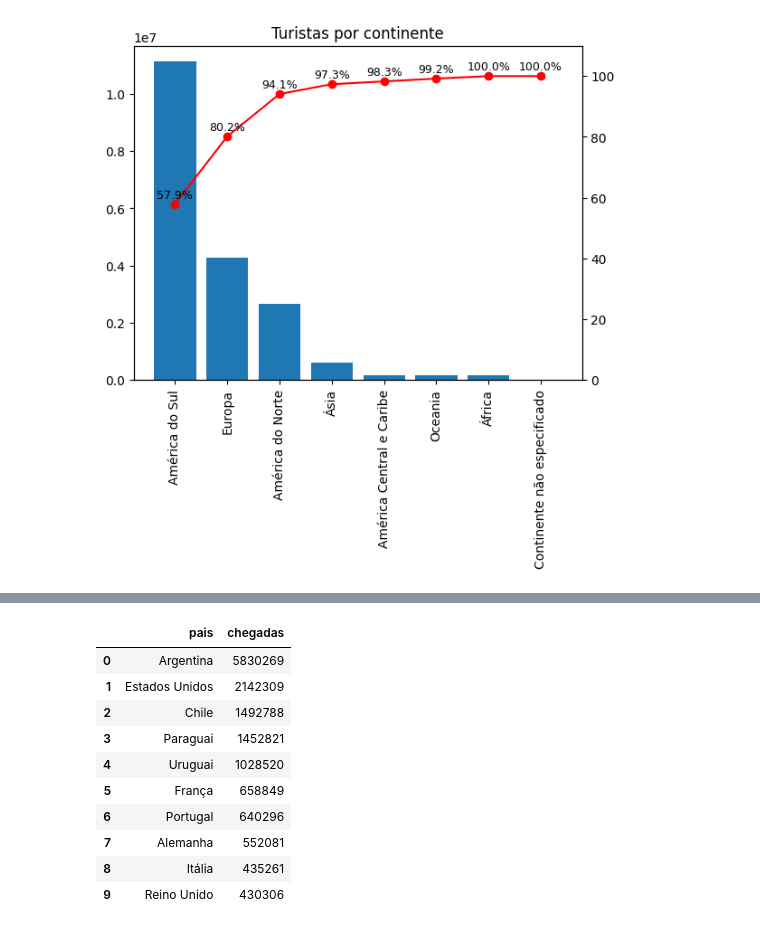
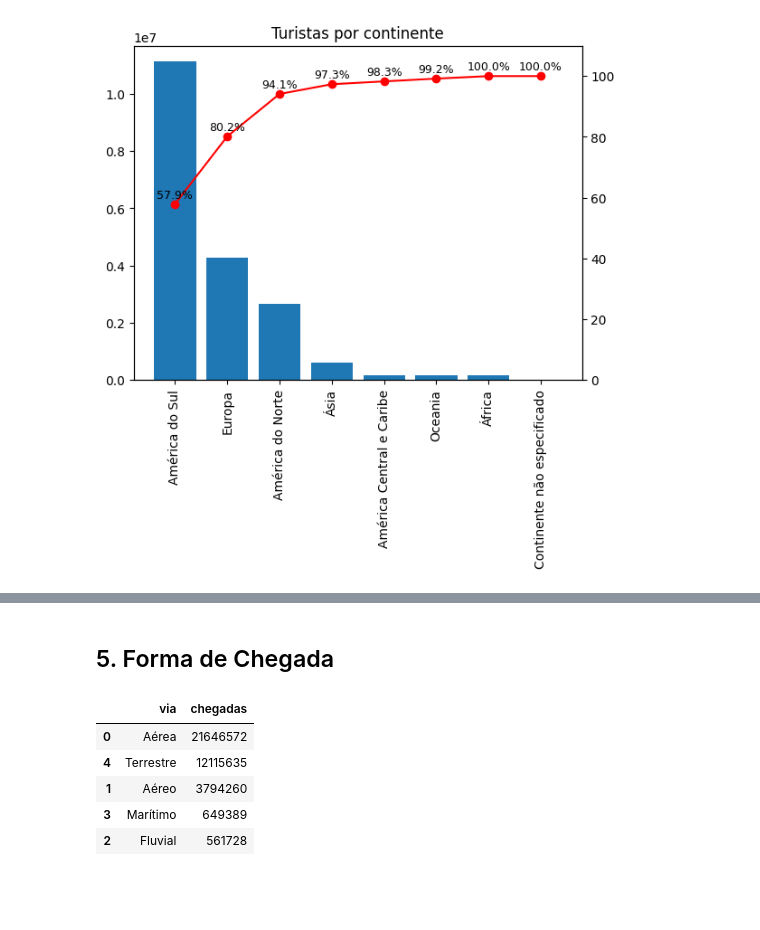
Before and after one commit to Daniel-Britto/turistas_no_brasil, a Jupyter notebook: analise.ipynb, the cells around one changed output, grey strips where cells are left out. Cells and saved outputs as stored; diff of their text form; code cells hidden in the pictures; blank space fills up the shorter version.

```diff
--- a/analise.ipynb
+++ b/analise.ipynb
@@ -70,13 +28,10 @@ dtype: int64
 # %%
-# replace values in columns
-df_24.columns = [
-    re.sub(r'\W+', '_', unidecode(col)).lower()
-    for col in df_24.columns
-]
-
 df.columns = [
     re.sub(r'\W+', '_', unidecode(col)).lower()
     for col in df_24.columns
 ]
 
 df['mes'] = df['mes'].str.lower()
+
+# removendo valores igual a 0
+df = df[df['chegadas'] != 0]
@@ -143,15 +170,12 @@ plt.show()
+# %% [markdown]
+## 5. Forma de Chegada
 # %%
-paises = df.groupby('pais')['chegadas'].sum().nlargest(10)
-paises.reset_index().sort_values(by='chegadas', ascending=False)
+chegada_vias = df.groupby('via')['chegadas'].sum().reset_index().sort_values(by='chegadas', ascending=False)
+chegada_vias
 # %% [output]
-|  | pais | chegadas |
-| 0 | Argentina | 5830269 |
-| 1 | Estados Unidos | 2142309 |
-| 2 | Chile | 1492788 |
-| 3 | Paraguai | 1452821 |
-| 4 | Uruguai | 1028520 |
-| 5 | França | 658849 |
-| 6 | Portugal | 640296 |
-| 7 | Alemanha | 552081 |
-| 8 | Itália | 435261 |
-| 9 | Reino Unido | 430306 |
+|  | via | chegadas |
+| 0 | Aérea | 21646572 |
+| 4 | Terrestre | 12115635 |
+| 1 | Aéreo | 3794260 |
+| 3 | Marítimo | 649389 |
+| 2 | Fluvial | 561728 |
```
Also changed, not shown: parts of 33 cells of this notebook, 4 other files.
